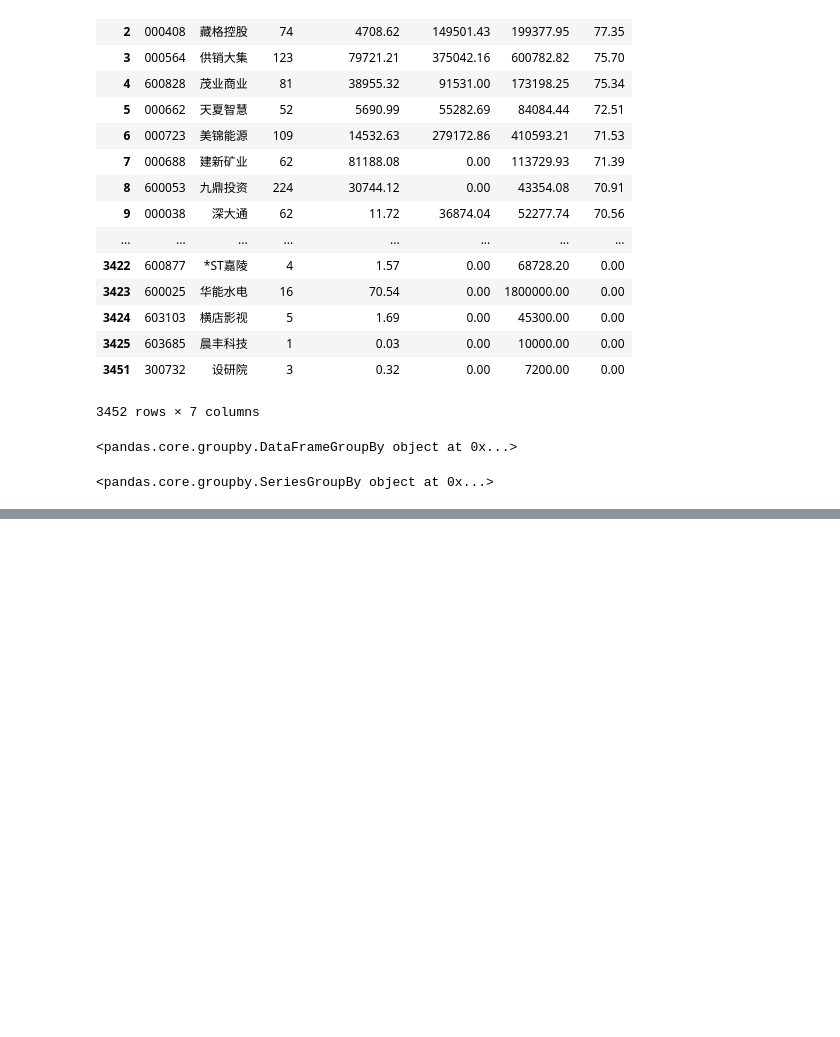
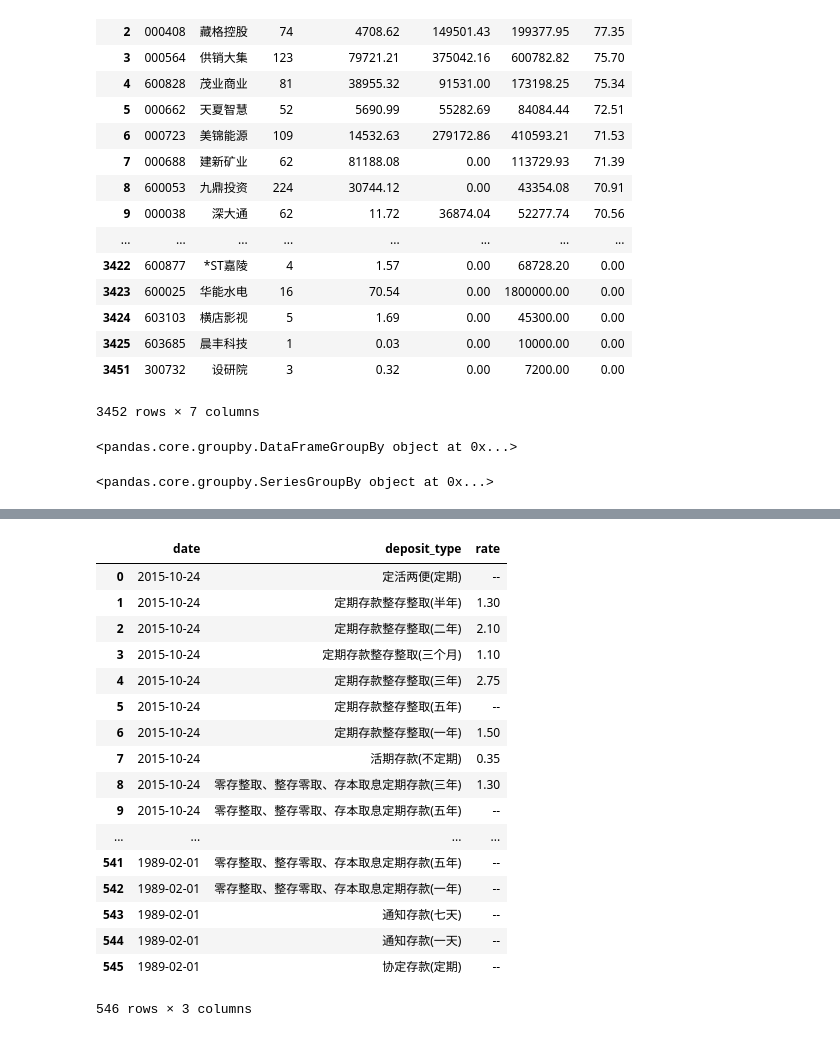
Before and after one commit to barneyElDinosaurio/base_function, a Jupyter notebook: tushare_sample.ipynb, the cells around one changed output, grey strips where cells are left out. Saved outputs shown, nothing was run; the diff lists cells and outputs as text; code cells hidden in the pictures; blank space fills up the shorter version.

```diff
--- a/tushare_sample.ipynb
+++ b/tushare_sample.ipynb
@@ -76,0 +177,21 @@ counts.to_csv('pledged_count.csv')
+# %%
+ts.get_deposit_rate()
+# %% [output]
+|  | date | deposit_type | rate |
+| 0 | 2015-10-24 | 定活两便(定期) | -- |
+| 1 | 2015-10-24 | 定期存款整存整取(半年) | 1.30 |
+| 2 | 2015-10-24 | 定期存款整存整取(二年) | 2.10 |
+| 3 | 2015-10-24 | 定期存款整存整取(三个月) | 1.10 |
+| 4 | 2015-10-24 | 定期存款整存整取(三年) | 2.75 |
+| 5 | 2015-10-24 | 定期存款整存整取(五年) | -- |
+| 6 | 2015-10-24 | 定期存款整存整取(一年) | 1.50 |
+| 7 | 2015-10-24 | 活期存款(不定期) | 0.35 |
+| 8 | 2015-10-24 | 零存整取、整存零取、存本取息定期存款(三年) | 1.30 |
+| 9 | 2015-10-24 | 零存整取、整存零取、存本取息定期存款(五年) | -- |
+| ... | ... | ... | ... |
+| 541 | 1989-02-01 | 零存整取、整存零取、存本取息定期存款(五年) | -- |
+| 542 | 1989-02-01 | 零存整取、整存零取、存本取息定期存款(一年) | -- |
+| 543 | 1989-02-01 | 通知存款(七天) | -- |
+| 544 | 1989-02-01 | 通知存款(一天) | -- |
+| 545 | 1989-02-01 | 协定存款(定期) | -- |
+546 rows × 3 columns
```
Also changed, not shown: parts of 15 cells of this notebook, 10 other files.
